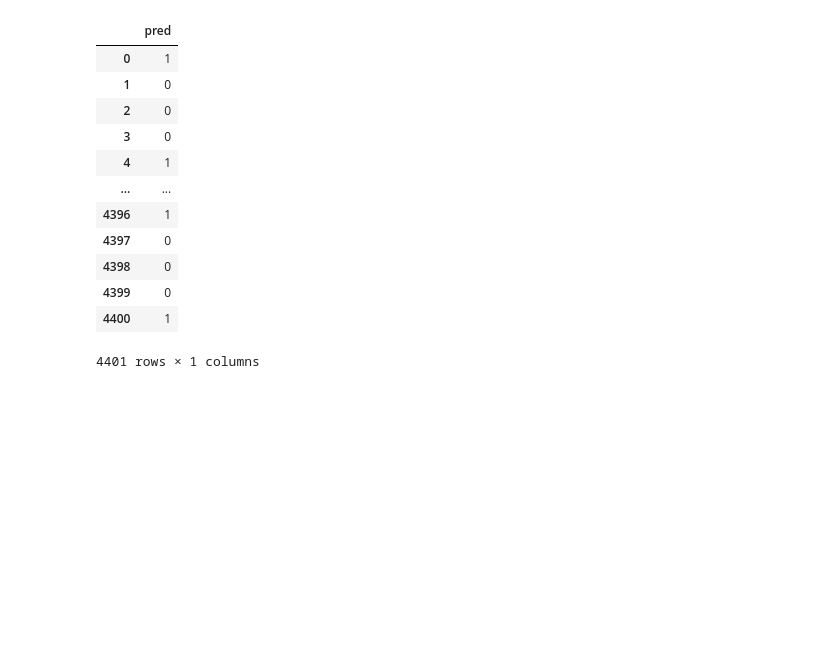
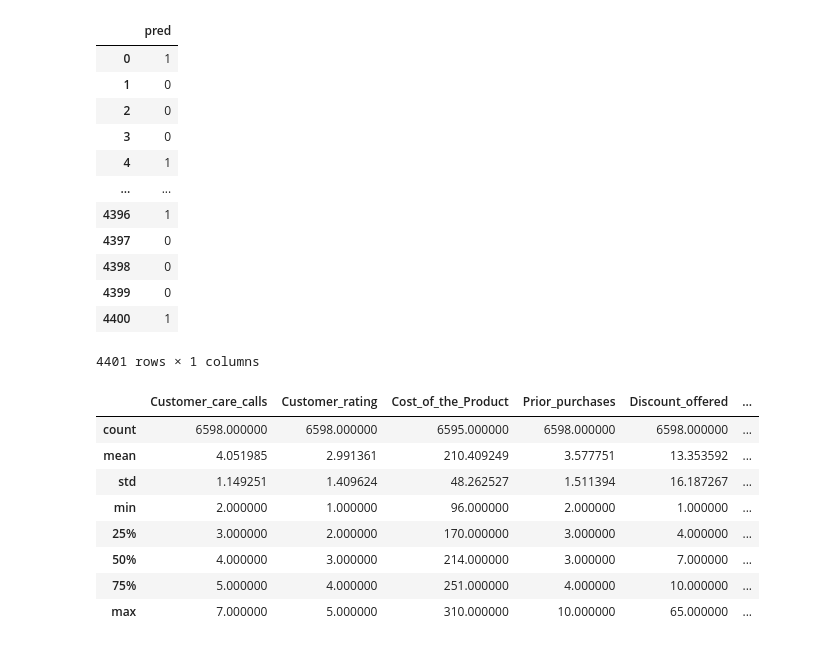
Before and after one commit to YEEUNco/bigdata_analysis, a Jupyter notebook: 기출2회차_2유형.ipynb, the cells around one changed output. Cells and saved outputs as stored; diff of their text form; code cells hidden in the pictures; blank space fills up the shorter version.

```diff
--- a/기출2회차_2유형.ipynb
+++ b/기출2회차_2유형.ipynb
@@ -497,4 +502,18 @@ df
 4401 rows × 1 columns
 # %%
 #더미화+scaling
-train_pred =
+train_pre = train.copy()
+train_pre['Customer_care_calls'] = train_pre['Customer_care_calls'].str.replace('$', '').astype(int)
+train_pre = pd.get_dummies(train_pre, drop_first=True)
+train_pre = train_pre.drop(columns=['ID'])
+train_pre.describe()
+# %% [output]
+|  | Customer_care_calls | Customer_rating | Cost_of_the_Product | Prior_purchases | Discount_offered | ... |
+| count | 6598.000000 | 6598.000000 | 6595.000000 | 6598.000000 | 6598.000000 | ... |
+| mean | 4.051985 | 2.991361 | 210.409249 | 3.577751 | 13.353592 | ... |
+| std | 1.149251 | 1.409624 | 48.262527 | 1.511394 | 16.187267 | ... |
+| min | 2.000000 | 1.000000 | 96.000000 | 2.000000 | 1.000000 | ... |
+| 25% | 3.000000 | 2.000000 | 170.000000 | 3.000000 | 4.000000 | ... |
+| 50% | 4.000000 | 3.000000 | 214.000000 | 3.000000 | 7.000000 | ... |
+| 75% | 5.000000 | 4.000000 | 251.000000 | 4.000000 | 10.000000 | ... |
+| max | 7.000000 | 5.000000 | 310.000000 | 10.000000 | 65.000000 | ... |
```
Also changed, not shown: parts of 16 cells of this notebook.
